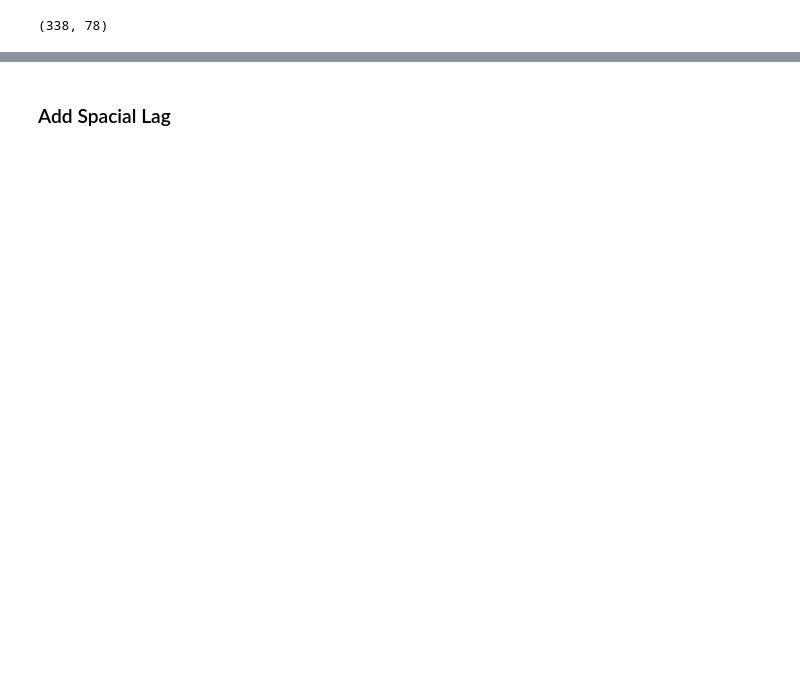
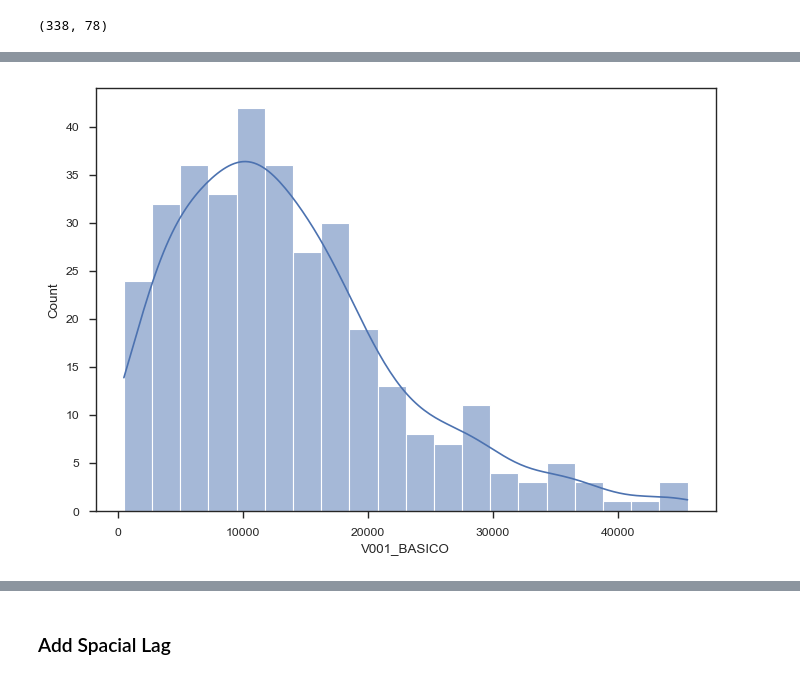
Before and after one commit to ozuromo/crime-analysis, a Jupyter notebook: NOTEBOOKS/analysis_zones.ipynb, the cells around one changed output, grey strips where cells are left out. Cells and saved outputs as stored; diff of their text form; code cells hidden in the pictures; blank space fills up the shorter version.

```diff
--- a/NOTEBOOKS/analysis_zones.ipynb
+++ b/NOTEBOOKS/analysis_zones.ipynb
@@ -54,0 +116,4 @@ features = [feature for feature in data.columns.to_list() if feature not in feat
+# %%
+ax = sns.histplot(data=df, x='V001_BASICO', bins=20, kde=True)
+# %% [output]
+[figure, added]
```
Also changed, not shown: parts of 42 cells of this notebook, 2 other files.
